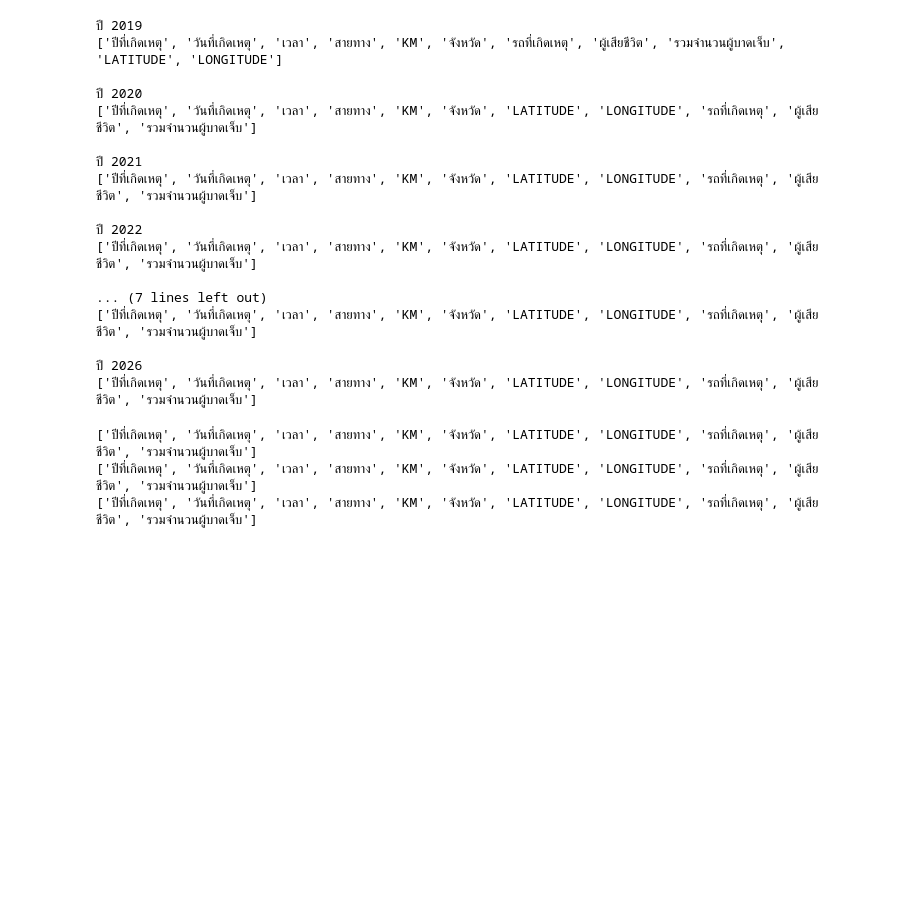
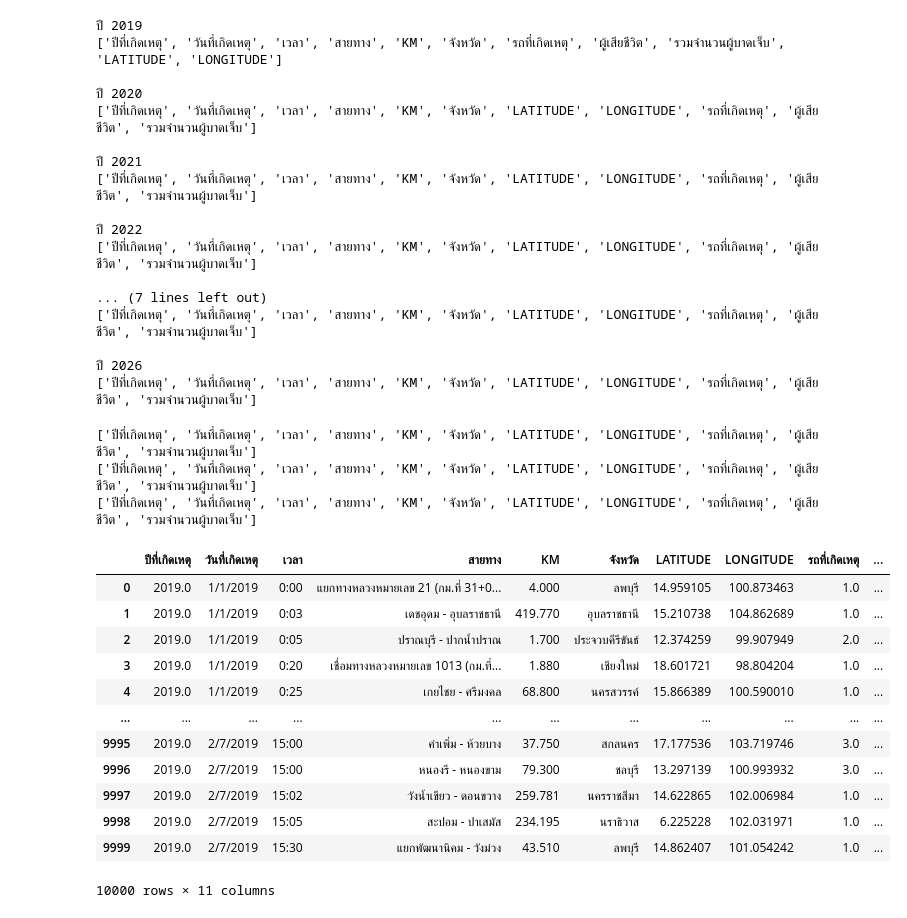
Before and after one commit to VannisaLaowongkot/Road-Accident-Risk-Prediction-Project, a Jupyter notebook: 2019.ipynb, the cells around one changed output. Drawn from its saved outputs; the diff is of its cells as text; code cells hidden in the pictures; blank space fills up the shorter version.

```diff
--- a/2019.ipynb
+++ b/2019.ipynb
@@ -468,3 +468,26 @@ print(cleaned_data[2026].columns.tolist())
 ['ปีที่เกิดเหตุ', 'วันที่เกิดเหตุ', 'เวลา', 'สายทาง', 'KM', 'จังหวัด', 'LATITUDE', 'LONGITUDE', 'รถที่เกิดเหตุ', 'ผู้เสียชีวิต', 'รวมจำนวนผู้บาดเจ็บ']
 ['ปีที่เกิดเหตุ', 'วันที่เกิดเหตุ', 'เวลา', 'สายทาง', 'KM', 'จังหวัด', 'LATITUDE', 'LONGITUDE', 'รถที่เกิดเหตุ', 'ผู้เสียชีวิต', 'รวมจำนวนผู้บาดเจ็บ']
 ['ปีที่เกิดเหตุ', 'วันที่เกิดเหตุ', 'เวลา', 'สายทาง', 'KM', 'จังหวัด', 'LATITUDE', 'LONGITUDE', 'รถที่เกิดเหตุ', 'ผู้เสียชีวิต', 'รวมจำนวนผู้บาดเจ็บ']
+# %%
+import pandas as pd
+
+all_data = pd.concat(
+    [cleaned_data[year] for year in range(2019, 2027)],
+    ignore_index=True
+)
+# %%
+display(all_data.head(10000))
+# %% [output]
+|  | ปีที่เกิดเหตุ | วันที่เกิดเหตุ | เวลา | สายทาง | KM | จังหวัด | LATITUDE | LONGITUDE | รถที่เกิดเหตุ | ... |
+| 0 | 2019.0 | 1/1/2019 | 0:00 | แยกทางหลวงหมายเลข 21 (กม.ที่ 31+0... | 4.000 | ลพบุรี | 14.959105 | 100.873463 | 1.0 | ... |
+| 1 | 2019.0 | 1/1/2019 | 0:03 | เดชอุดม - อุบลราชธานี | 419.770 | อุบลราชธานี | 15.210738 | 104.862689 | 1.0 | ... |
+| 2 | 2019.0 | 1/1/2019 | 0:05 | ปราณบุรี - ปากน้ำปราณ | 1.700 | ประจวบคีรีขันธ์ | 12.374259 | 99.907949 | 2.0 | ... |
+| 3 | 2019.0 | 1/1/2019 | 0:20 | เชื่อมทางหลวงหมายเลข 1013 (กม.ที่... | 1.880 | เชียงใหม่ | 18.601721 | 98.804204 | 1.0 | ... |
+| 4 | 2019.0 | 1/1/2019 | 0:25 | เกยไชย - ศรีมงคล | 68.800 | นครสวรรค์ | 15.866389 | 100.590010 | 1.0 | ... |
+| ... | ... | ... | ... | ... | ... | ... | ... | ... | ... | ... |
+| 9995 | 2019.0 | 2/7/2019 | 15:00 | คำเพิ่ม - ห้วยบาง | 37.750 | สกลนคร | 17.177536 | 103.719746 | 3.0 | ... |
+| 9996 | 2019.0 | 2/7/2019 | 15:00 | หนองรี - หนองขาม | 79.300 | ชลบุรี | 13.297139 | 100.993932 | 3.0 | ... |
+| 9997 | 2019.0 | 2/7/2019 | 15:02 | วังน้ำเขียว - ดอนขวาง | 259.781 | นครราชสีมา | 14.622865 | 102.006984 | 1.0 | ... |
+| 9998 | 2019.0 | 2/7/2019 | 15:05 | สะปอม - ปาเสมัส | 234.195 | นราธิวาส | 6.225228 | 102.031971 | 1.0 | ... |
+| 9999 | 2019.0 | 2/7/2019 | 15:30 | แยกพัฒนานิคม - วังม่วง | 43.510 | ลพบุรี | 14.862407 | 101.054242 | 1.0 | ... |
+10000 rows × 11 columns
```
Also changed, not shown: parts of 1 cell of this notebook.
